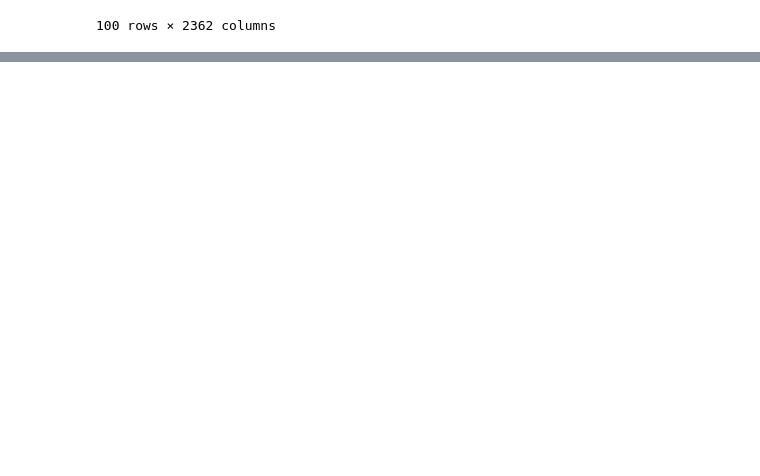
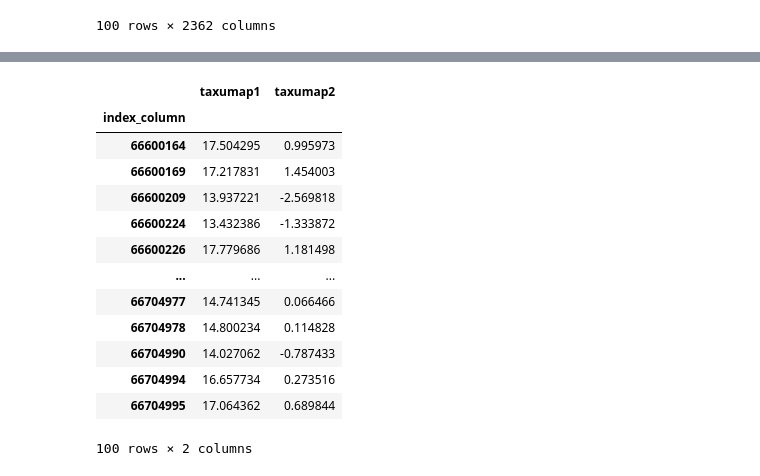
Before and after one commit to jsevo/taxumap, a Jupyter notebook: taxumap/example_data/olin_example.ipynb, the cells around one changed output, grey strips where cells are left out. Cells and saved outputs as stored; diff of their text form; code cells hidden in the pictures; blank space fills up the shorter version.

```diff
--- a/taxumap/example_data/olin_example.ipynb
+++ b/taxumap/example_data/olin_example.ipynb
@@ -72,0 +87,18 @@ True
+# %%
+# Optionally, look at your results as a dataframe
+tu.df_embedding
+# %% [output]
+|  | taxumap1 | taxumap2 |
+| index_column |  |  |
+| 66600164 | 17.504295 | 0.995973 |
+| 66600169 | 17.217831 | 1.454003 |
+| 66600209 | 13.937221 | -2.569818 |
+| 66600224 | 13.432386 | -1.333872 |
+| 66600226 | 17.779686 | 1.181498 |
+| ... | ... | ... |
+| 66704977 | 14.741345 | 0.066466 |
+| 66704978 | 14.800234 | 0.114828 |
+| 66704990 | 14.027062 | -0.787433 |
+| 66704994 | 16.657734 | 0.273516 |
+| 66704995 | 17.064362 | 0.689844 |
+100 rows × 2 columns
```
Also changed, not shown: parts of 15 cells of this notebook, 1 other file.
